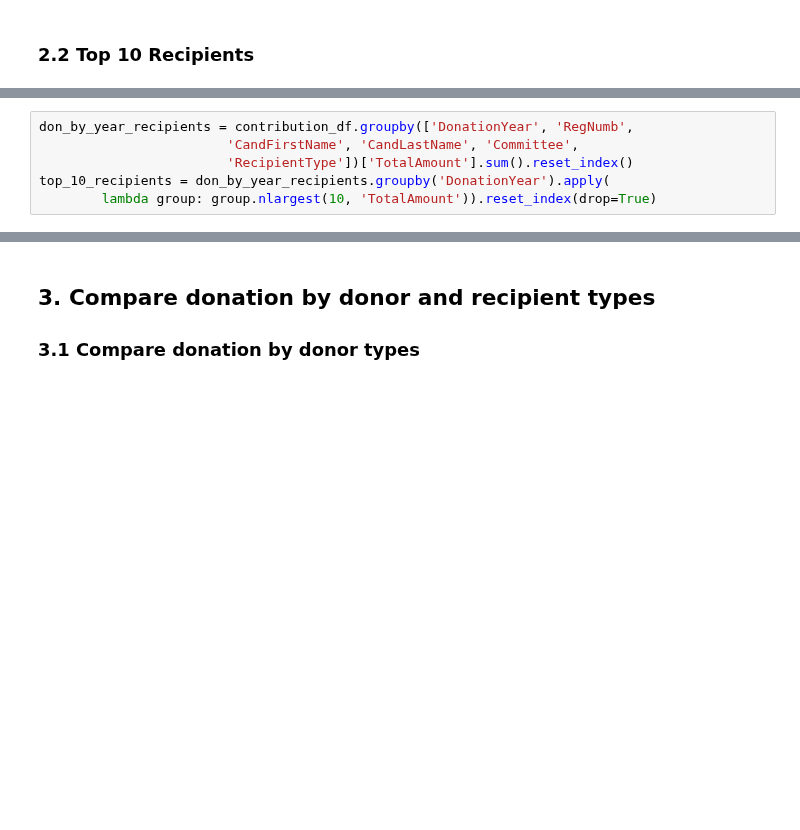
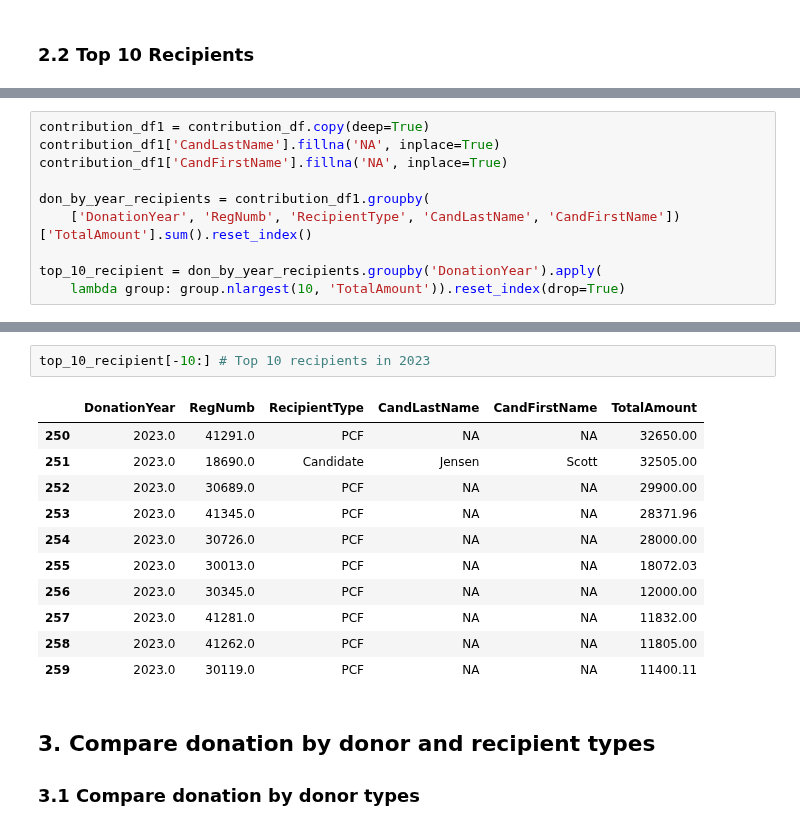
Before and after one commit to uchicago-dsi/climate-cabinet-campaign-finance-tracker, a Jupyter notebook: notebooks/MN_EDA.ipynb, the cells around one changed output, grey strips where cells are left out. Cells and saved outputs as stored; diff of their text form; blank space fills up the shorter version.

```diff
--- a/notebooks/MN_EDA.ipynb
+++ b/notebooks/MN_EDA.ipynb
@@ -221,6 +261,10 @@ top_10_contributors[-10:] # Top 10 contributors in 2023
 # %%
-don_by_year_recipients = contribution_df.groupby(['DonationYear', 'RegNumb',
-                        'CandFirstName', 'CandLastName', 'Committee',
-                        'RecipientType'])['TotalAmount'].sum().reset_index()
-top_10_recipients = don_by_year_recipients.groupby('DonationYear').apply(
-        lambda group: group.nlargest(10, 'TotalAmount')).reset_index(drop=True)
+contribution_df1 = contribution_df.copy(deep=True)
+contribution_df1['CandLastName'].fillna('NA', inplace=True)
+contribution_df1['CandFirstName'].fillna('NA', inplace=True)
+
+don_by_year_recipients = contribution_df1.groupby(
+    ['DonationYear', 'RegNumb', 'RecipientType', 'CandLastName', 'CandFirstName'])['TotalAmount'].sum().reset_index()
+
+top_10_recipient = don_by_year_recipients.groupby('DonationYear').apply(
+    lambda group: group.nlargest(10, 'TotalAmount')).reset_index(drop=True)
@@ -241,3 +271,17 @@ top_10_recipients[-10:]
+# %%
+top_10_recipient[-10:] # Top 10 recipients in 2023
+# %% [output]
+|  | DonationYear | RegNumb | RecipientType | CandLastName | CandFirstName | TotalAmount |
+| 250 | 2023.0 | 41291.0 | PCF | NA | NA | 32650.00 |
+| 251 | 2023.0 | 18690.0 | Candidate | Jensen | Scott | 32505.00 |
+| 252 | 2023.0 | 30689.0 | PCF | NA | NA | 29900.00 |
+| 253 | 2023.0 | 41345.0 | PCF | NA | NA | 28371.96 |
+| 254 | 2023.0 | 30726.0 | PCF | NA | NA | 28000.00 |
+| 255 | 2023.0 | 30013.0 | PCF | NA | NA | 18072.03 |
+| 256 | 2023.0 | 30345.0 | PCF | NA | NA | 12000.00 |
+| 257 | 2023.0 | 41281.0 | PCF | NA | NA | 11832.00 |
+| 258 | 2023.0 | 41262.0 | PCF | NA | NA | 11805.00 |
+| 259 | 2023.0 | 30119.0 | PCF | NA | NA | 11400.11 |
 # %% [markdown]
 ## 3. Compare donation by donor and recipient types
 
```
Also changed, not shown: parts of 18 cells of this notebook, 3 other files.
